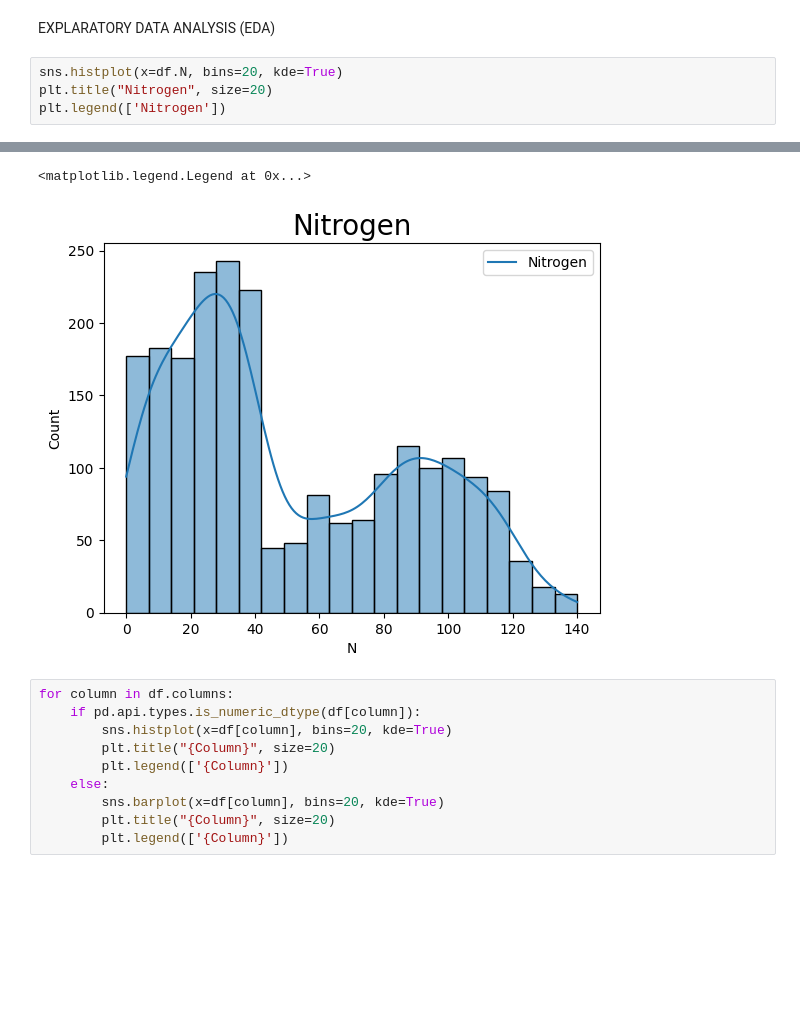
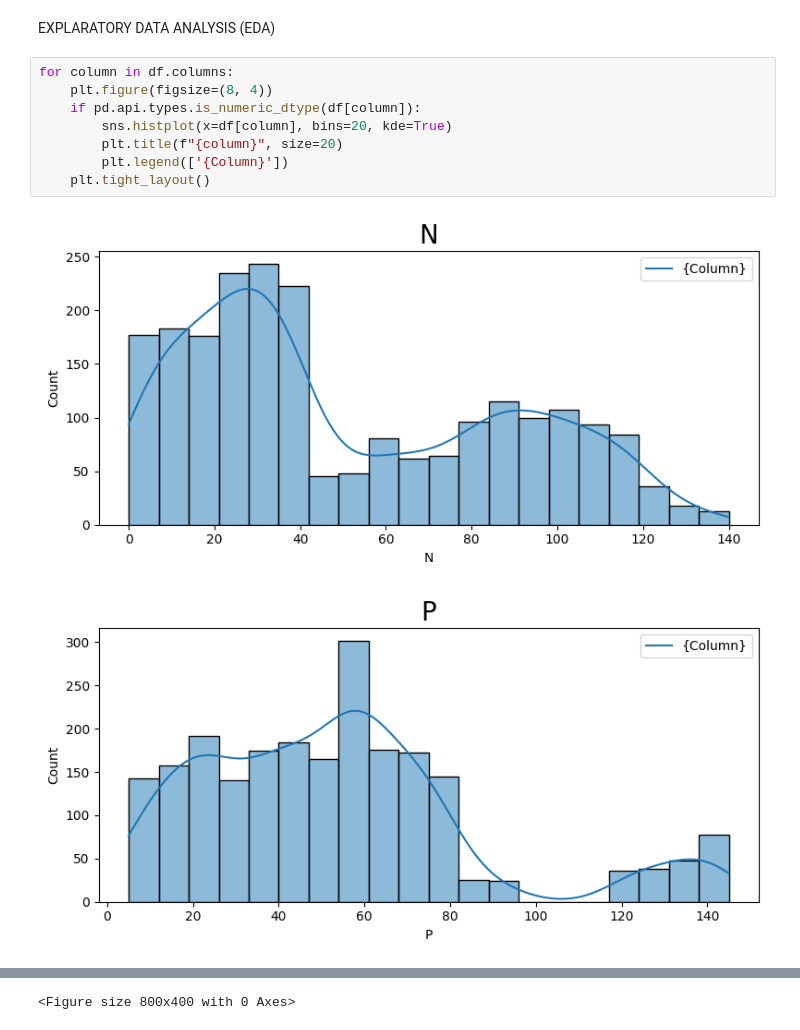
Before and after one commit to SunilPant054/Crop_Classification, a Jupyter notebook: crop_classification.ipynb, the cells around one changed output, grey strips where cells are left out. Saved outputs shown, nothing was run; the diff lists cells and outputs as text; blank space fills up the shorter version.

```diff
--- a/crop_classification.ipynb
+++ b/crop_classification.ipynb
@@ -76,7 +86,13 @@ Name: label_encoded, dtype: float64
 # %% [markdown]
 EXPLARATORY DATA ANALYSIS (EDA)
 # %%
-sns.histplot(x=df.N, bins=20, kde=True)
-plt.title("Nitrogen", size=20)
-plt.legend(['Nitrogen'])
+for column in df.columns:
+    plt.figure(figsize=(8, 4))
+    if pd.api.types.is_numeric_dtype(df[column]):
+        sns.histplot(x=df[column], bins=20, kde=True)
+        plt.title(f"{column}", size=20)
+        plt.legend(['{Column}'])
+    plt.tight_layout()
 # %% [output]
+[figure, new version]
+[figure, added]
@@ -83,12 +104 @@ plt.legend(['Nitrogen'])
-<matplotlib.legend.Legend at 0x...>
+<Figure size 800x400 with 0 Axes>
-[figure, old version]
-# %%
-for column in df.columns:
-    if pd.api.types.is_numeric_dtype(df[column]):
-        sns.histplot(x=df[column], bins=20, kde=True)
-        plt.title("{Column}", size=20)
-        plt.legend(['{Column}'])
-    else:
-        sns.barplot(x=df[column], bins=20, kde=True)
-        plt.title("{Column}", size=20)
-        plt.legend(['{Column}'])
```
Also changed, not shown: parts of 25 cells of this notebook.
